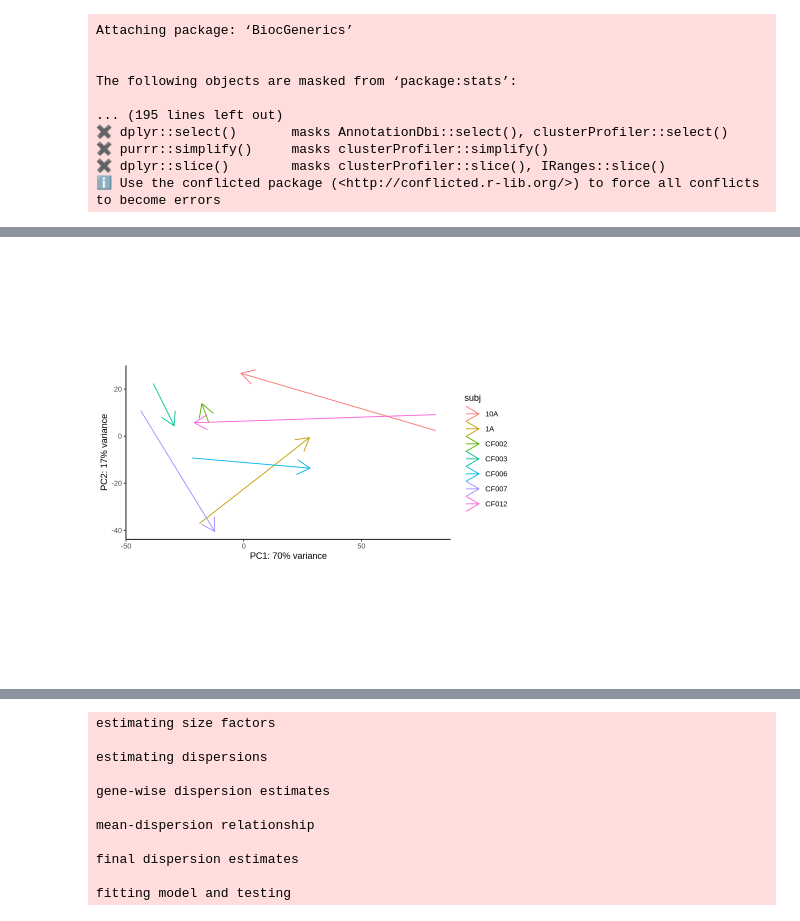
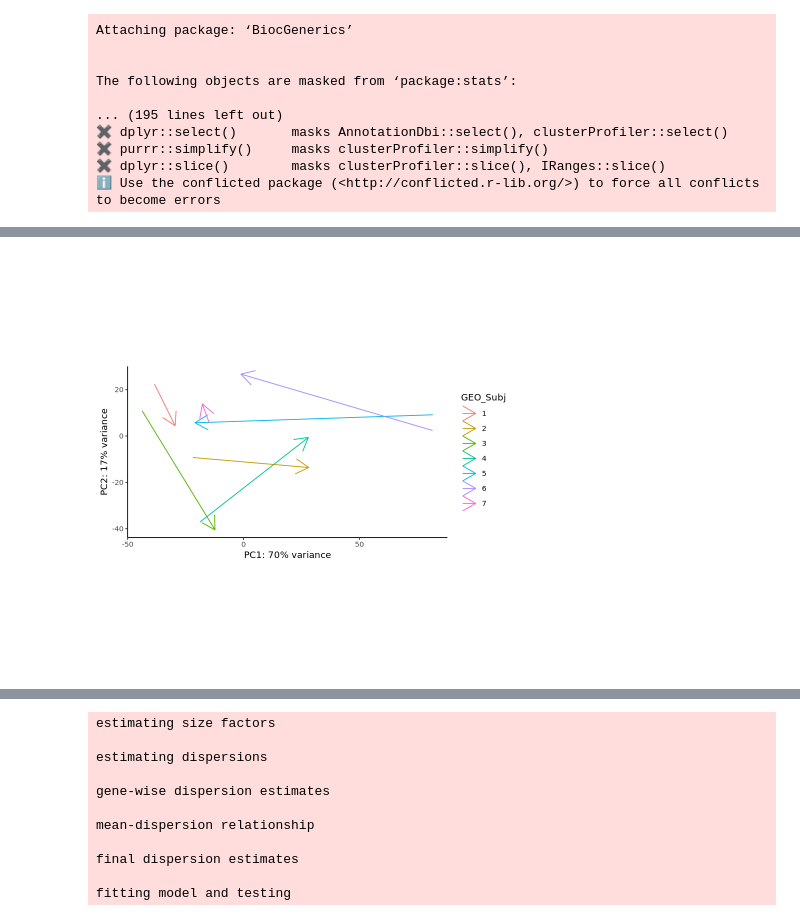
Before and after one commit to tcyb/Cybulski_et_al_2025, a Jupyter notebook: notebooks/06bulk_serial_R.ipynb, the cells around one changed output, grey strips where cells are left out. Saved outputs shown, nothing was run; the diff lists cells and outputs as text; code cells hidden in the pictures.

```diff
--- a/notebooks/06bulk_serial_R.ipynb
+++ b/notebooks/06bulk_serial_R.ipynb
@@ -122,13 +122,8 @@ plotPCA_manual = function(object,
   return(list(pca = pca, data = d, plot = plt, loadings = loadings, percent_var = percent_var))
 }
 # %%
-fig2.data.dir = "/home/trc891/projects/cyb/2022-CFnose/data/12sala_serial"
-fig2.out.dir = "/home/trc891/projects/cyb/2022-CFnose/data/10paper_figures/fig3"
+serial.bulk.data.dir = "/home/trc891/projects/cyb/pubs/Cybulski_et_al_2025/data/serial"
+serial.bulk.out.dir = "/home/trc891/projects/cyb/pubs/Cybulski_et_al_2025/data/figs/serial"
 # %%
-data <- read.table(file.path(fig2.data.dir, "htseq.all.counts.txt"), sep='\t', header=TRUE)
-data <- dplyr::select(data, -c(Chr, Start, End, Length, Strand))
-data <- data / 2 # per Marc, gene counts are doubled
+data <- read.table(file.path(serial.bulk.data.dir, "serial_bulk_ctmtx.csv"), sep=',', header=TRUE)
 ensemblids <- rownames(data)
-#annots <- AnnotationDbi::select(org.Hs.eg.db, keys=as.vector(ensemblids), columns="SYMBOL", keytype="ENSEMBL")
-
-data.noctrl <- dplyr::select(data, -c(uhrna1, uhrna2))
@@ -181,0 +152,6 @@ A data.frame: 46 × 3
+# %%
+paired.coldata <- read.table(file.path(serial.bulk.data.dir, "serial_bulk_samplesheet.csv"), sep=',', header=TRUE)
+rownames(paired.coldata) <- paired.coldata$GEO_ID
+paired.coldata$GEO_Subj <- as.factor(paired.coldata$GEO_Subj)
+
+paired.coldata
@@ -182,12 +176,7 @@ A data.frame: 46 × 3
 # %%
-paired.samples <- c("CF002", "CF003", "CF006", "CF007", "CF012", "1A", "10A")
-paired.sample.idxs <- c(1, 2)
-
-paired.coldata <- all.coldata[all.coldata$subj %in% paired.samples & all.coldata$v %in% paired.sample.idxs, ]
-
-paired.dds <- DESeqDataSetFromMatrix(countData = data.noctrl[, rownames(paired.coldata)],
+paired.dds <- DESeqDataSetFromMatrix(countData = data[, rownames(paired.coldata)],
                                      colData = paired.coldata,
-                                     design = ~ subj + v
+                                     design = ~ GEO_Subj + V
                                     )
 # %% [output]
 converting counts to integer mode
@@ -217,24 +187,24 @@ A data.frame: 14 × 3
 keep <- rowSums(counts(paired.dds)) >= 10
 paired.dds <- paired.dds[keep, ]
 # %%
-d <- plotPCA(vst(paired.dds), intgroup = c('subj', 'v'), returnData=TRUE)
+d <- plotPCA(vst(paired.dds), intgroup = c('GEO_Subj', 'V'), returnData=TRUE)
 percentVar <- round(100 * attr(d, "percentVar"))
 
-d.order <- d[order(d$v), ]
+d.order <- d[order(d$V), ]
 
-ggplot(d, aes(x=PC1, y=PC2, color=subj)) +
+ggplot(d, aes(x=PC1, y=PC2, color=GEO_Subj)) +
     #geom_point(aes(shape=v)) +
     #geom_label_repel(aes(label = cf.dds$subj), show.legend=FALSE) +
     geom_path(arrow=arrow()) +
     xlab(paste0("PC1: ", percentVar[1], "% variance")) +
     ylab(paste0("PC2: ", percentVar[2], "% variance")) +
     coord_fixed() +
     #scale_color_tableau(palette = 'Tableau 10') +
     theme_classic()
 
-ggsave(file.path(fig2.out.dir, "fig3a.png"), height=3, width=3, dpi=300, unit='in')
-ggsave(file.path(fig2.out.dir, "fig3a.svg"), height=3, width=3, dpi=300, unit='in')
+ggsave(file.path(serial.bulk.out.dir, "serial_bulk_fig3a.png"), height=3, width=3, dpi=300, unit='in')
+ggsave(file.path(serial.bulk.out.dir, "serial_bulk_fig3a.svg"), height=3, width=3, dpi=300, unit='in')
 # %% [output]
-[figure, old version]
+[figure, new version]
 # %%
 d.manual <- plotPCA_manual(vst(paired.dds),
```
Also changed, not shown: parts of 14 cells of this notebook, 2 other files.
